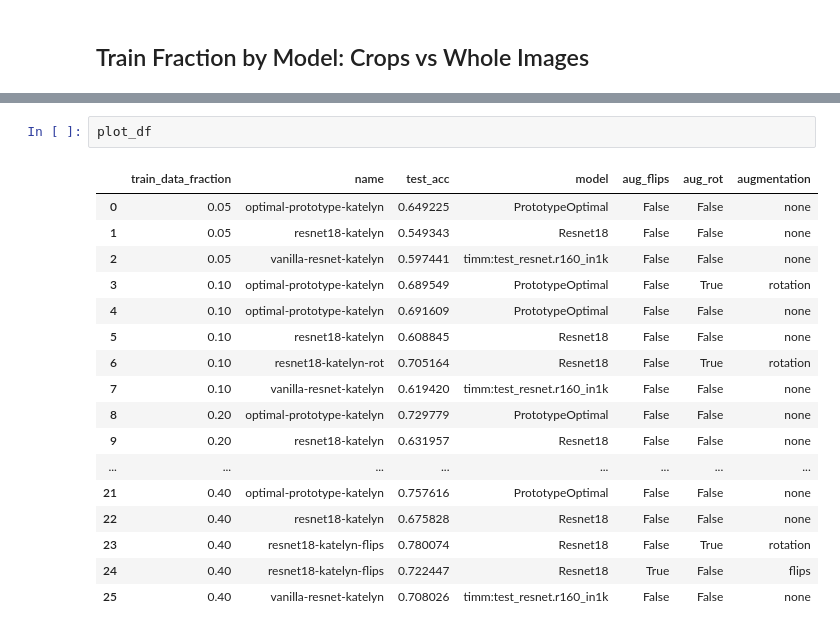
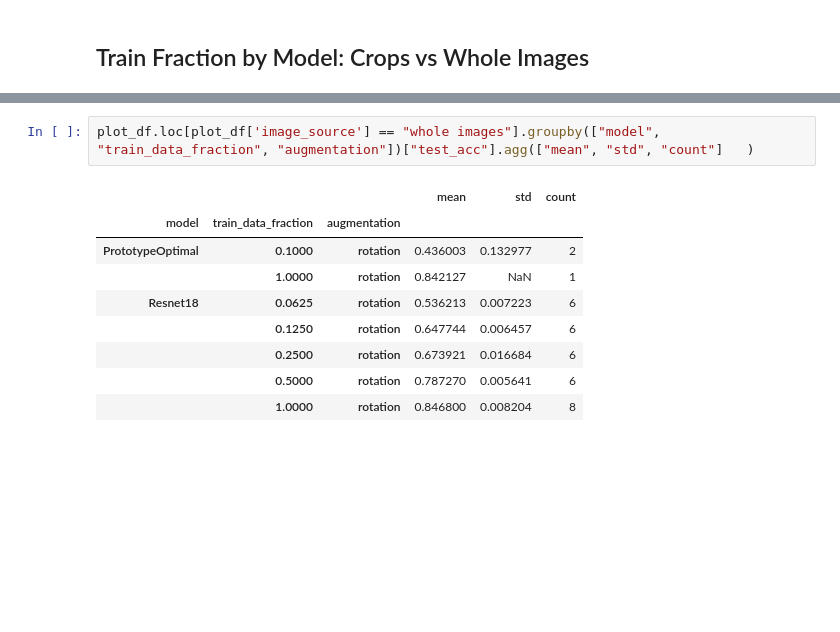
Before and after one commit to karellat/rotation-invariant-neural-networks, a Jupyter notebook: hippy2d/notebooks/42_load_katelyn_wandb_runs.ipynb, the cells around one changed output, grey strips where cells are left out. Cells and saved outputs as stored; diff of their text form; blank space fills up the shorter version.

```diff
--- a/hippy2d/notebooks/42_load_katelyn_wandb_runs.ipynb
+++ b/hippy2d/notebooks/42_load_katelyn_wandb_runs.ipynb
@@ -359,20 +351,12 @@ else:
-# %%
-plot_df
-# %% [output]
-|  | train_data_fraction | name | test_acc | model | aug_flips | aug_rot | augmentation |
-| 0 | 0.05 | optimal-prototype-katelyn | 0.649225 | PrototypeOptimal | False | False | none |
-| 1 | 0.05 | resnet18-katelyn | 0.549343 | Resnet18 | False | False | none |
-| 2 | 0.05 | vanilla-resnet-katelyn | 0.597441 | timm:test_resnet.r160_in1k | False | False | none |
-| 3 | 0.10 | optimal-prototype-katelyn | 0.689549 | PrototypeOptimal | False | True | rotation |
-| 4 | 0.10 | optimal-prototype-katelyn | 0.691609 | PrototypeOptimal | False | False | none |
-| 5 | 0.10 | resnet18-katelyn | 0.608845 | Resnet18 | False | False | none |
-| 6 | 0.10 | resnet18-katelyn-rot | 0.705164 | Resnet18 | False | True | rotation |
-| 7 | 0.10 | vanilla-resnet-katelyn | 0.619420 | timm:test_resnet.r160_in1k | False | False | none |
-| 8 | 0.20 | optimal-prototype-katelyn | 0.729779 | PrototypeOptimal | False | False | none |
-| 9 | 0.20 | resnet18-katelyn | 0.631957 | Resnet18 | False | False | none |
-| ... | ... | ... | ... | ... | ... | ... | ... |
-| 21 | 0.40 | optimal-prototype-katelyn | 0.757616 | PrototypeOptimal | False | False | none |
-| 22 | 0.40 | resnet18-katelyn | 0.675828 | Resnet18 | False | False | none |
-| 23 | 0.40 | resnet18-katelyn-flips | 0.780074 | Resnet18 | False | True | rotation |
-| 24 | 0.40 | resnet18-katelyn-flips | 0.722447 | Resnet18 | True | False | flips |
-| 25 | 0.40 | vanilla-resnet-katelyn | 0.708026 | timm:test_resnet.r160_in1k | False | False | none |
+# %%
+plot_df.loc[plot_df['image_source'] == "whole images"].groupby(["model", "train_data_fraction", "augmentation"])["test_acc"].agg(["mean", "std", "count"]   )
+# %% [output]
+|  |  |  | mean | std | count |
+| model | train_data_fraction | augmentation |  |  |  |
+| PrototypeOptimal | 0.1000 | rotation | 0.436003 | 0.132977 | 2 |
+|  | 1.0000 | rotation | 0.842127 | NaN | 1 |
+| Resnet18 | 0.0625 | rotation | 0.536213 | 0.007223 | 6 |
+|  | 0.1250 | rotation | 0.647744 | 0.006457 | 6 |
+|  | 0.2500 | rotation | 0.673921 | 0.016684 | 6 |
+|  | 0.5000 | rotation | 0.787270 | 0.005641 | 6 |
+|  | 1.0000 | rotation | 0.846800 | 0.008204 | 8 |
```
Also changed, not shown: parts of 8 cells of this notebook, 4 other files.
